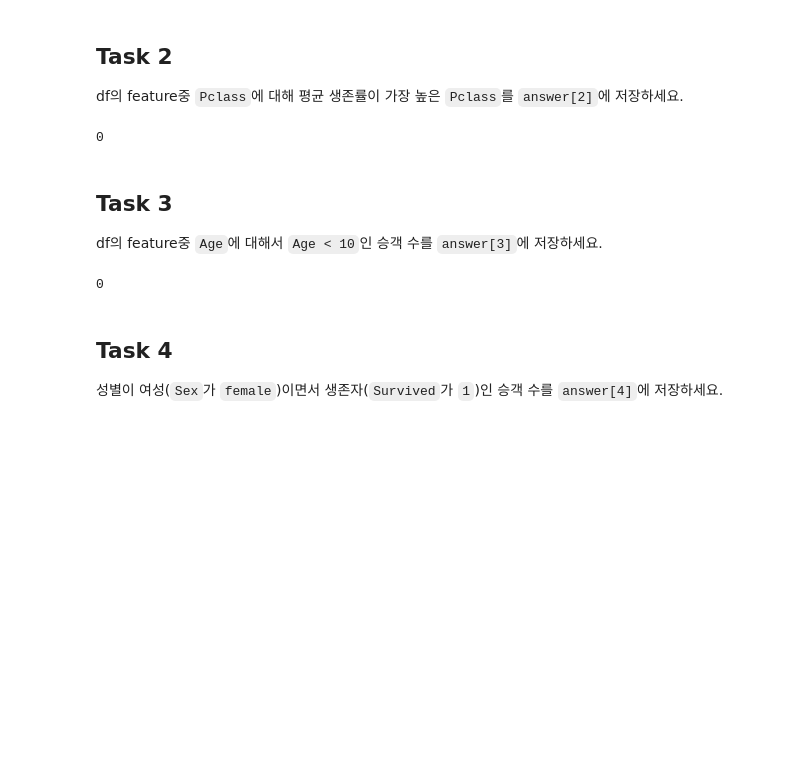
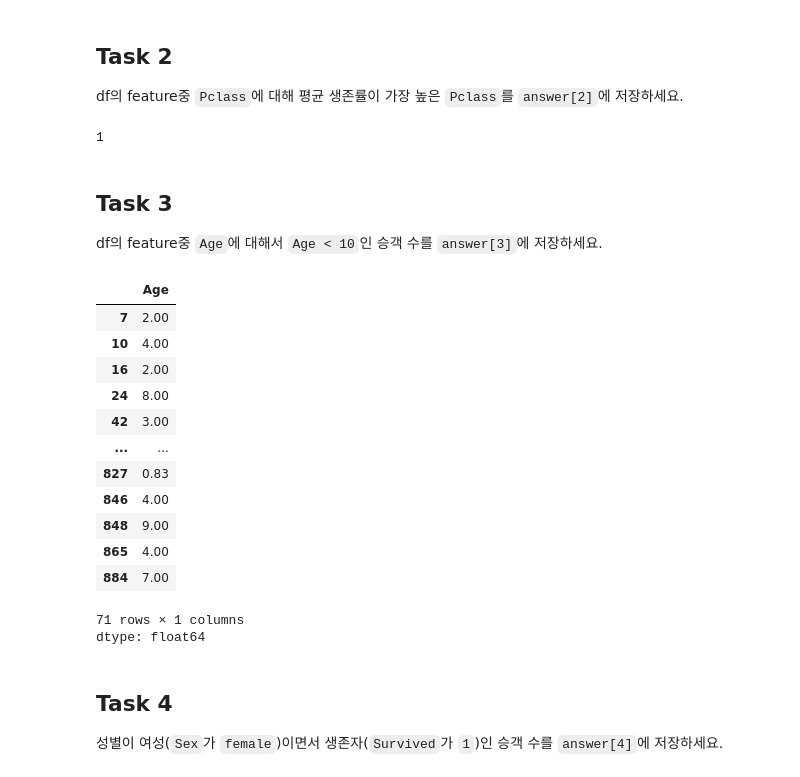
Before and after one commit to chsumin0316-oss/Khuda_9_ML_1, a Jupyter notebook: week1/student.ipynb, the cells around one changed output. Saved outputs shown, nothing was run; the diff lists cells and outputs as text; code cells hidden in the pictures; blank space fills up the shorter version.

```diff
--- a/week1/student.ipynb
+++ b/week1/student.ipynb
@@ -46,12 +46,13 @@ df의 feature중 `Pclass`에 대해 평균 생존률이 가장 높은 `Pclass`
 ## Input Box
 
 high_mean_survival_rate = 0
-
+high_mean_survival_rate = df.groupby('Pclass')['Survived'].mean()
+high_mean_survival_rate = high_mean_survival_rate.idxmax()
 
 
 print(high_mean_survival_rate)
 # %% [output]
-0
+1
 # %%
 answer[2] = high_mean_survival_rate
 # %% [markdown]
@@ -60,10 +61,20 @@ df의 feature중 `Age`에 대해서 `Age < 10`인 승객 수를 `answer[3]`에
 # %%
 ## Input Box
 
 age_under_10 = 0
-
-
-
-print(age_under_10)
+df[df['Age'] < 10]['Age']
 # %% [output]
+|  | Age |
+| 7 | 2.00 |
+| 10 | 4.00 |
+| 16 | 2.00 |
+| 24 | 8.00 |
+| 42 | 3.00 |
+| ... | ... |
+| 827 | 0.83 |
+| 846 | 4.00 |
+| 848 | 9.00 |
+| 865 | 4.00 |
+| 884 | 7.00 |
-0
+71 rows × 1 columns
+dtype: float64
```
Also changed, not shown: parts of 6 cells of this notebook.
